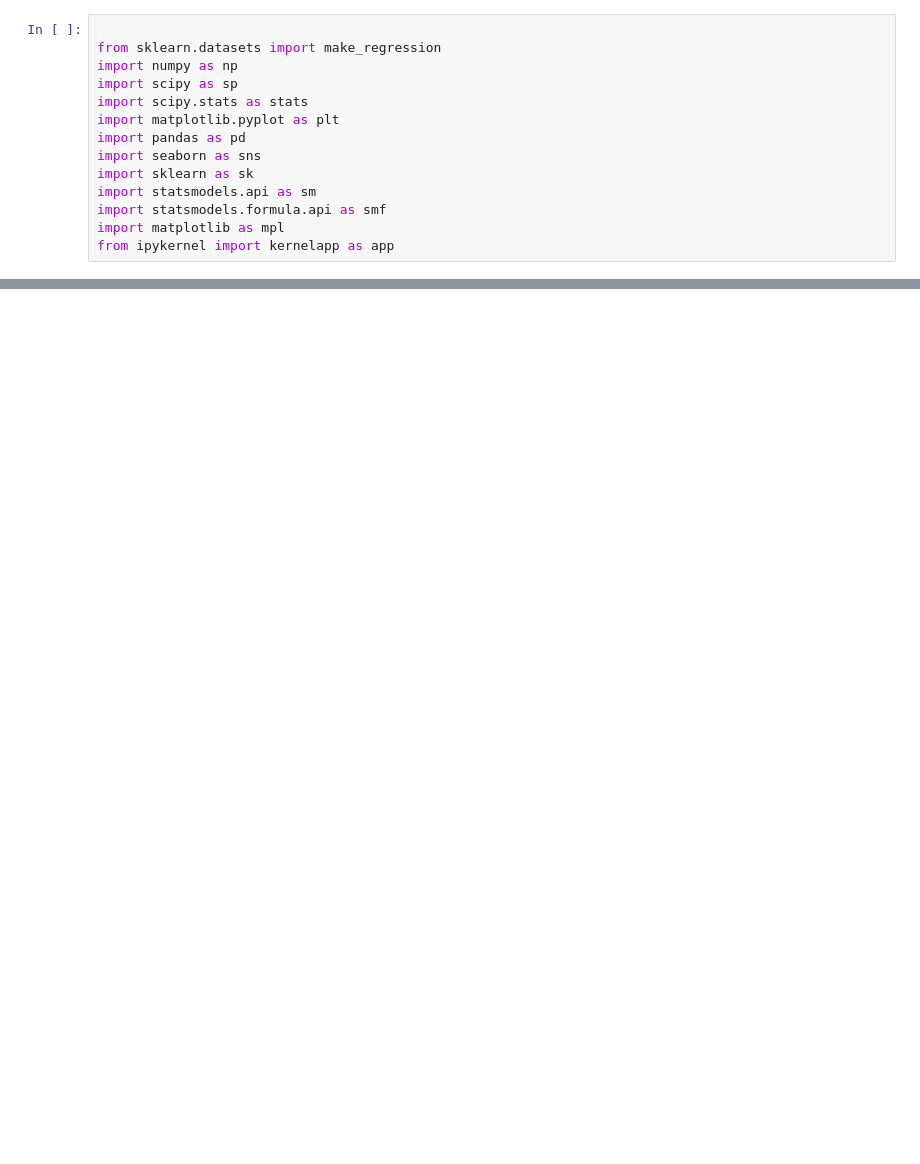
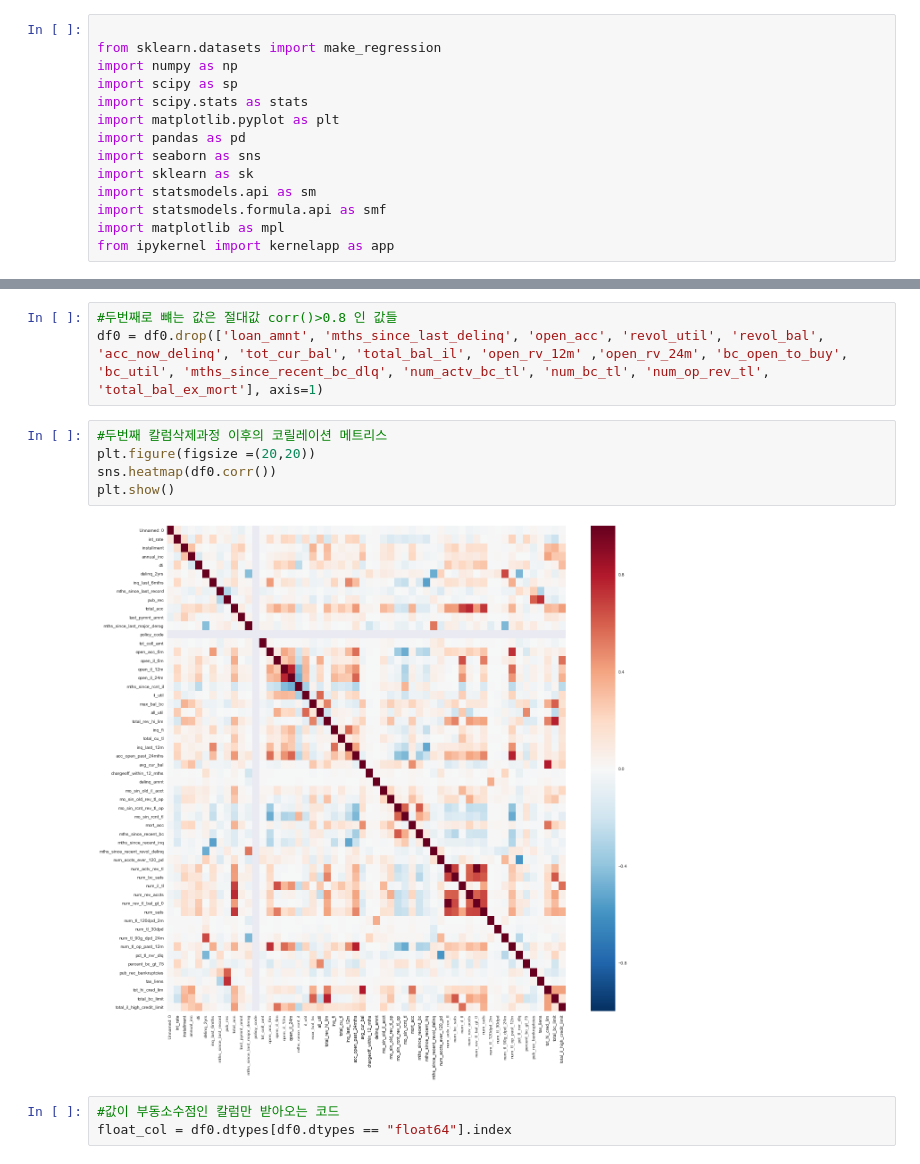
Before and after one commit to devyohan/fc_team_project2, a Jupyter notebook: Analyze_YG.ipynb, the cells around one changed output, grey strips where cells are left out. Saved outputs shown, nothing was run; the diff lists cells and outputs as text; blank space fills up the shorter version.

```diff
--- a/Analyze_YG.ipynb
+++ b/Analyze_YG.ipynb
@@ -52,0 +37,13 @@ plt.show()
+# %%
+#두번째로 뺴는 값은 절대값 corr()>0.8 인 값들
+df0 = df0.drop(['loan_amnt', 'mths_since_last_delinq', 'open_acc', 'revol_util', 'revol_bal', 'acc_now_delinq', 'tot_cur_bal', 'total_bal_il', 'open_rv_12m' ,'open_rv_24m', 'bc_open_to_buy', 'bc_util', 'mths_since_recent_bc_dlq', 'num_actv_bc_tl', 'num_bc_tl', 'num_op_rev_tl', 'total_bal_ex_mort'], axis=1)
+# %%
+#두번째 칼럼삭제과정 이후의 코릴레이션 메트리스
+plt.figure(figsize =(20,20))
+sns.heatmap(df0.corr())
+plt.show()
+# %% [output]
+[figure, added]
+# %%
+#값이 부동소수점인 칼럼만 받아오는 코드
+float_col = df0.dtypes[df0.dtypes == "float64"].index
```
Also changed, not shown: parts of 19 cells of this notebook, 1 other file.
